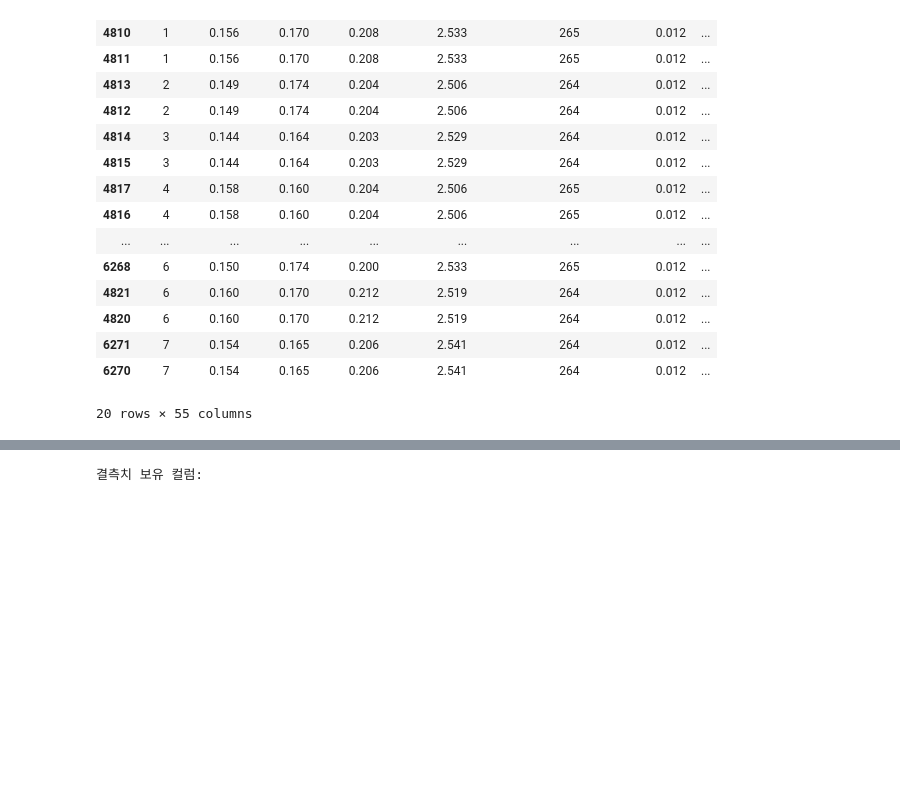
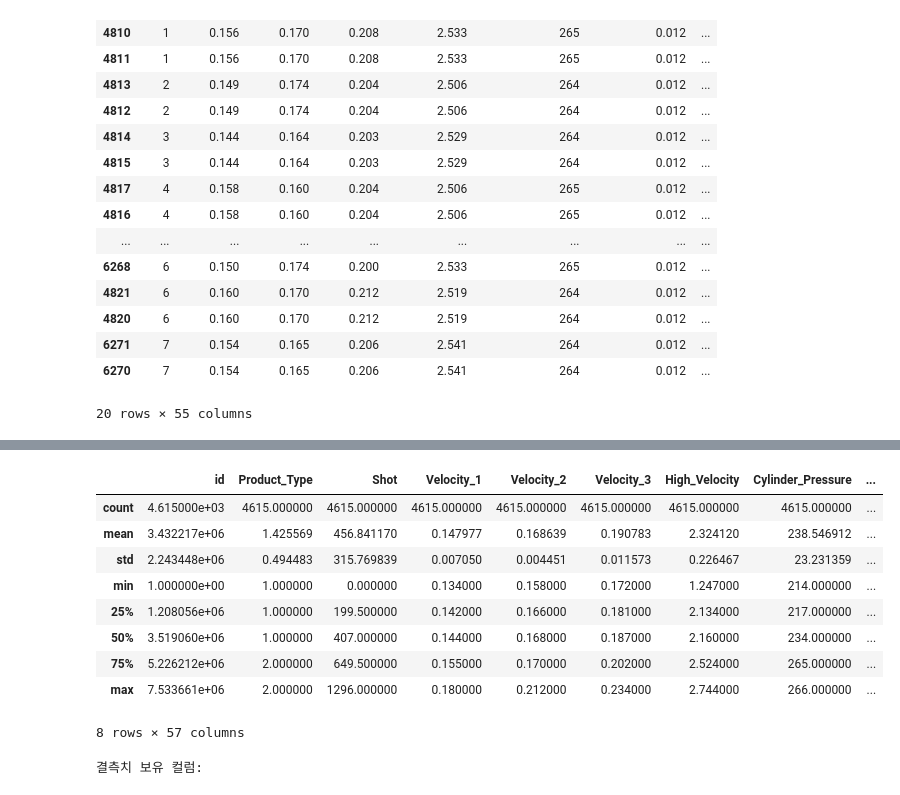
Before and after one commit to heeso0908/hotsix, a Jupyter notebook: notebooks/박수빈/test.ipynb, the cells around one changed output, grey strips where cells are left out. Saved outputs shown, nothing was run; the diff lists cells and outputs as text; code cells hidden in the pictures; blank space fills up the shorter version.

```diff
--- a/notebooks/박수빈/test.ipynb
+++ b/notebooks/박수빈/test.ipynb
@@ -641,0 +723,13 @@ duplicated_rows.sort_values(by = 'Shot').head(20)
+# %%
+df_clean.describe()
+# %% [output]
+|  | id | Product_Type | Shot | Velocity_1 | Velocity_2 | Velocity_3 | High_Velocity | Cylinder_Pressure | ... |
+| count | 4.615000e+03 | 4615.000000 | 4615.000000 | 4615.000000 | 4615.000000 | 4615.000000 | 4615.000000 | 4615.000000 | ... |
+| mean | 3.432217e+06 | 1.425569 | 456.841170 | 0.147977 | 0.168639 | 0.190783 | 2.324120 | 238.546912 | ... |
+| std | 2.243448e+06 | 0.494483 | 315.769839 | 0.007050 | 0.004451 | 0.011573 | 0.226467 | 23.231359 | ... |
+| min | 1.000000e+00 | 1.000000 | 0.000000 | 0.134000 | 0.158000 | 0.172000 | 1.247000 | 214.000000 | ... |
+| 25% | 1.208056e+06 | 1.000000 | 199.500000 | 0.142000 | 0.166000 | 0.181000 | 2.134000 | 217.000000 | ... |
+| 50% | 3.519060e+06 | 1.000000 | 407.000000 | 0.144000 | 0.168000 | 0.187000 | 2.160000 | 234.000000 | ... |
+| 75% | 5.226212e+06 | 2.000000 | 649.500000 | 0.155000 | 0.170000 | 0.202000 | 2.524000 | 265.000000 | ... |
+| max | 7.533661e+06 | 2.000000 | 1296.000000 | 0.180000 | 0.212000 | 0.234000 | 2.744000 | 266.000000 | ... |
+8 rows × 57 columns
```
Also changed, not shown: parts of 9 cells of this notebook, 1 other file.
